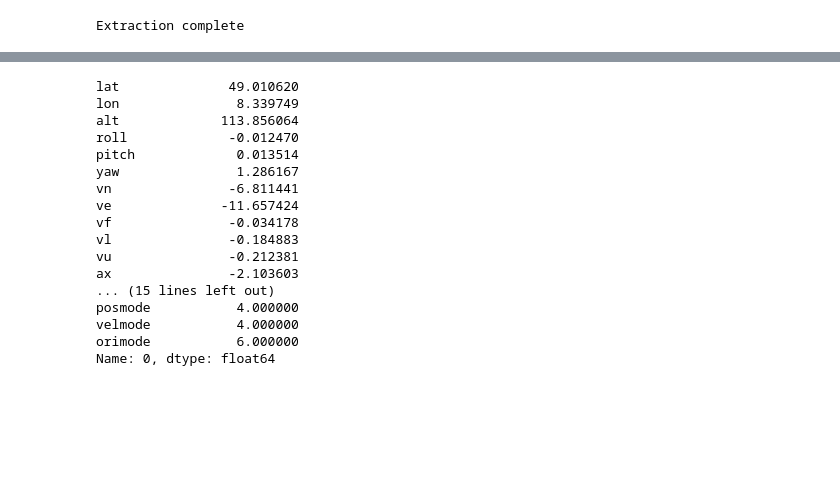
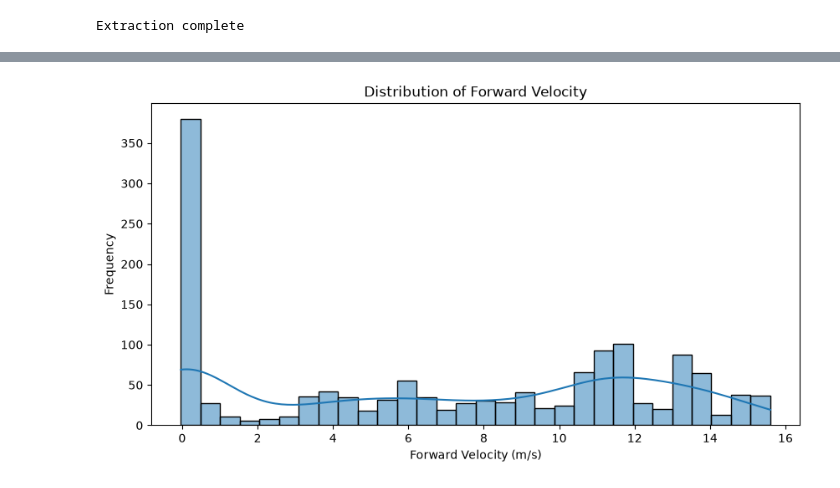
Before and after one commit to Moksh16/sensor-localization-analysis, a Jupyter notebook: main.ipynb, the cells around one changed output, grey strips where cells are left out. Drawn from its saved outputs; the diff is of its cells as text; code cells hidden in the pictures; blank space fills up the shorter version.

Commit message:
visualisation of the data added

```diff
--- a/main.ipynb
+++ b/main.ipynb
@@ -103,3 +53,25 @@ dtype: int64
-# %%
-for col in df.columns[-5:]:
-    df[col] = df[col].astype(float).astype(int)
+# %%
+numeric_cols = [
+    "lat", "lon", "alt",
+    "roll", "pitch", "yaw",
+    "vn", "ve", "vf", "vl", "vu",
+    "ax", "ay", "az",
+    "af", "al", "au",
+    "wx", "wy", "wz",
+    "wf", "wl", "wu",
+    "pos_accuracy", "vel_accuracy"
+]
+
+for col in numeric_cols:
+    df[col] = pd.to_numeric(df[col], errors="coerce")
+# %%
+int_cols = [
+    "navstat",
+    "numsats",
+    "posmode",
+    "velmode",
+    "orimode"
+]
+
+for col in int_cols:
+    df[col] = pd.to_numeric(df[col], errors="coerce").astype("Int64")
@@ -125,4 +119 @@ orimode         int64
 dtype: object
-# %%
-for col in df.columns[3:-5]:
-    df[col] = df[col].astype(float)
@@ -238,20 +153,12 @@ dtype: float64
-# %%
-print(df.mode(numeric_only=True).iloc[0])
-# %% [output]
-lat              49.010620
-lon               8.339749
-alt             113.856064
-roll             -0.012470
-pitch             0.013514
-yaw               1.286167
-vn               -6.811441
-ve              -11.657424
-vf               -0.034178
-vl               -0.184883
-vu               -0.212381
-ax               -2.103603
-... (15 lines left out)
-posmode           4.000000
-velmode           4.000000
-orimode           6.000000
-Name: 0, dtype: float64
+# %%
+plt.figure(figsize=(10, 5))
+
+sns.histplot(df["vf"], bins=30, kde=True)
+
+plt.title("Distribution of Forward Velocity")
+plt.xlabel("Forward Velocity (m/s)")
+plt.ylabel("Frequency")
+
+plt.show()
+# %% [output]
+[figure, added]
```
Also changed, not shown: parts of 32 cells of this notebook, 1 other file.
